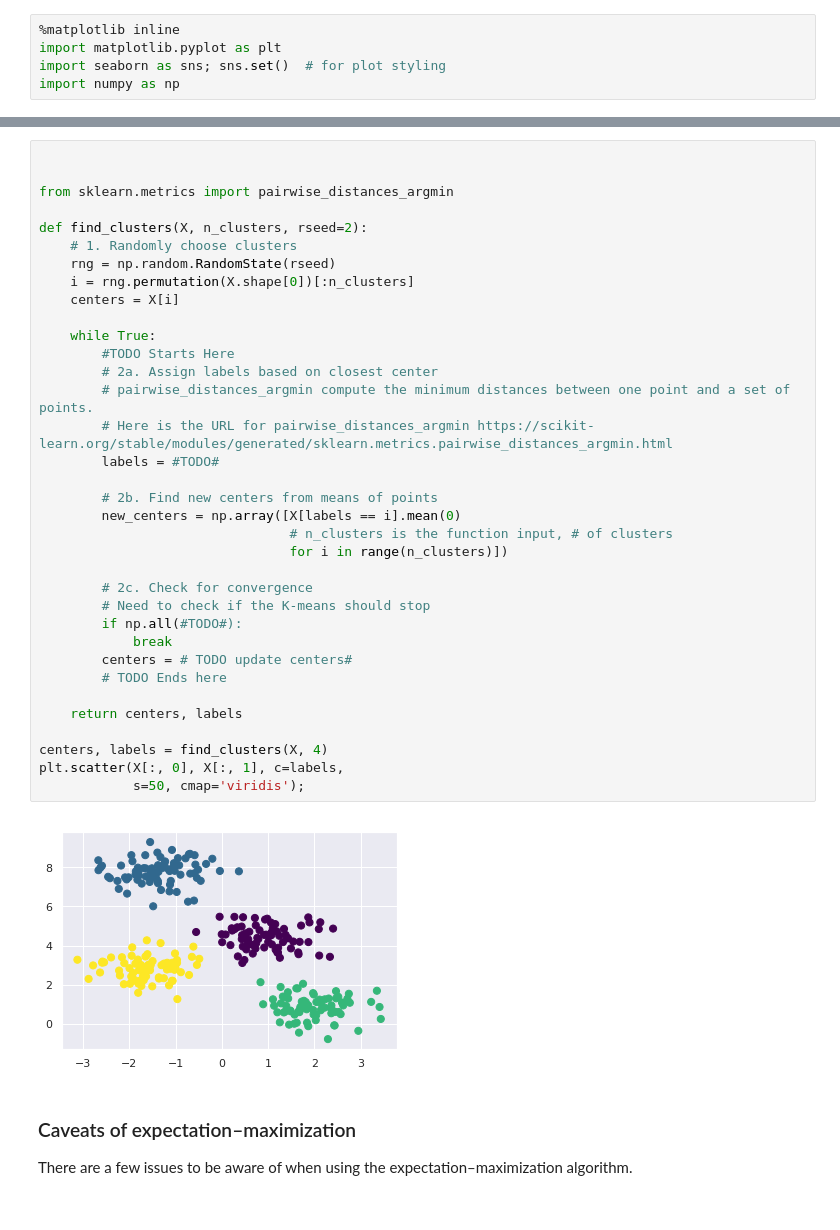
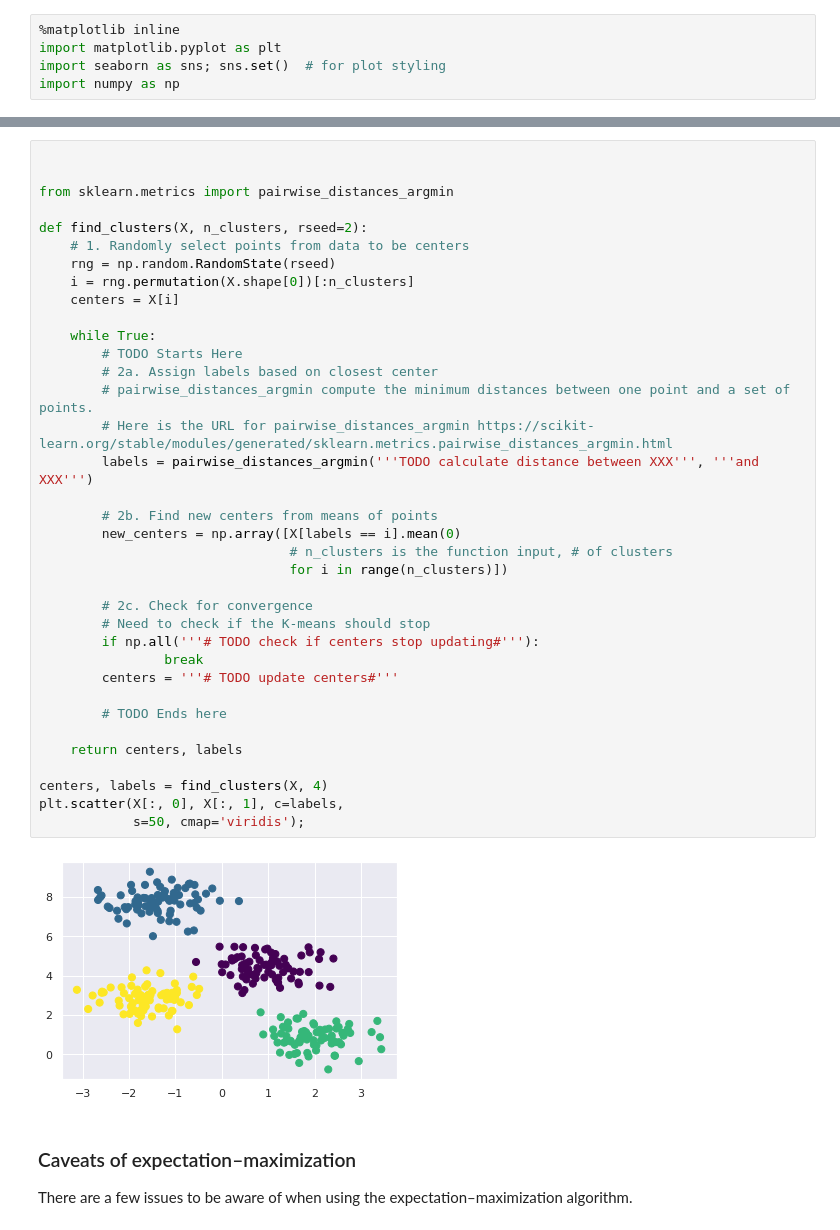
Before and after one commit to ruiwu1990/CSCI_4120, a Jupyter notebook: K-Means/Group Activity 3.ipynb, the cells around one changed output, grey strips where cells are left out. Cells and saved outputs as stored; diff of their text form.

```diff
--- a/K-Means/Group Activity 3.ipynb
+++ b/K-Means/Group Activity 3.ipynb
@@ -38,40 +38,41 @@ plt.scatter(X[:, 0], X[:, 1], s=50);
 # %%
 
 
 from sklearn.metrics import pairwise_distances_argmin
 
 def find_clusters(X, n_clusters, rseed=2):
-    # 1. Randomly choose clusters
+    # 1. Randomly select points from data to be centers
     rng = np.random.RandomState(rseed)
     i = rng.permutation(X.shape[0])[:n_clusters]
     centers = X[i]
 
     while True:
-        #TODO Starts Here
-        # 2a. Assign labels based on closest center
-        # pairwise_distances_argmin compute the minimum distances between one point and a set of points.
+        # TODO Starts Here
+        # 2a. Assign labels based on closest center
+        # pairwise_distances_argmin compute the minimum distances between one point and a set of points.
         # Here is the URL for pairwise_distances_argmin https://scikit-learn.org/stable/modules/generated/sklearn.metrics.pairwise_distances_argmin.html
-        labels = #TODO#
+        labels = pairwise_distances_argmin('''TODO calculate distance between XXX''', '''and XXX''')
 
-        # 2b. Find new centers from means of points
-        new_centers = np.array([X[labels == i].mean(0)
+        # 2b. Find new centers from means of points
+        new_centers = np.array([X[labels == i].mean(0)
                                 # n_clusters is the function input, # of clusters
-                                for i in range(n_clusters)])
+                                for i in range(n_clusters)])
 
-        # 2c. Check for convergence
+        # 2c. Check for convergence
         # Need to check if the K-means should stop
-        if np.all(#TODO#):
-            break
-        centers = # TODO update centers#
+        if np.all('''# TODO check if centers stop updating#'''):
+                break
+        centers = '''# TODO update centers#'''
+
         # TODO Ends here
 
     return centers, labels
 
 centers, labels = find_clusters(X, 4)
 plt.scatter(X[:, 0], X[:, 1], c=labels,
             s=50, cmap='viridis');
 # %% [output]
-[figure, old version]
+[figure, new version]
 # %% [markdown]
 ### Caveats of expectation–maximization
 
```
Also changed, not shown: parts of 2 cells of this notebook.
